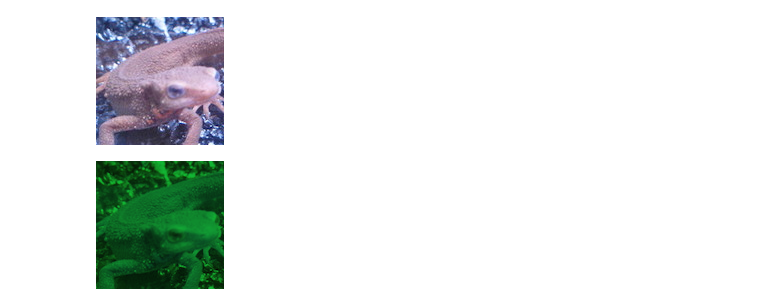
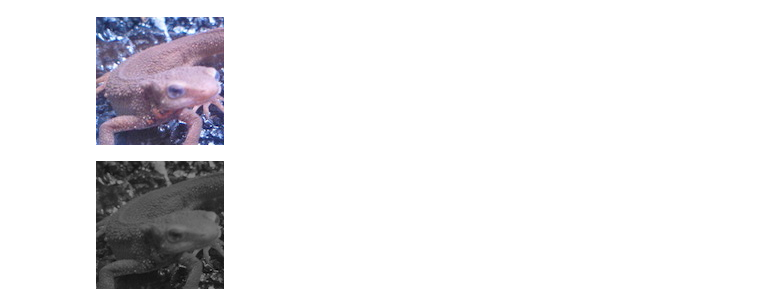
Before and after one commit to mnabu55/Gasyori100knock, a Jupyter notebook: gasyori100knock_002_grayscale.ipynb, the cells around one changed output. Drawn from its saved outputs; the diff is of its cells as text; code cells hidden in the pictures.

```diff
--- a/gasyori100knock_002_grayscale.ipynb
+++ b/gasyori100knock_002_grayscale.ipynb
@@ -20,14 +23,14 @@ from google.colab.patches import cv2_imshow
 import cv2
 img = cv2.imread("imori.jpg")
 # %%
-def grayscale(out):
+def bgr2grayscale(out):
+    b = img[:, :, 0].copy()
+    g = img[:, :, 1].copy()
     r = img[:, :, 2].copy()
-    g = img[:, :, 1].copy()
-    b = img[:, :, 0].copy()
 
-    out[:, :, 0] = 0.2126 * r
-    out[:, :, 1] = 0.7152 * g
-    out[:, :, 2] = 0.0722 * b
+    # grayscale
+    # Y = 0.2126 R + 0.7152 G + 0.0722 B
+    out = 0.2126 * r + 0.7152 * g + 0.0722 * b
     out = out.astype(np.uint8)
     return out
 # %%
@@ -36,13 +39,13 @@ cv2_imshow(img)
 # %% [output]
 [figure]
 # %%
-img = grayscale(img)
+img = bgr2grayscale(img)
 
 # ファイルに出力して保存する
 cv2.imwrite("out.jpg", img)
 cv2_imshow(img)
 # %% [output]
-[figure, old version]
+[figure, new version]
 # %%
 !ls
 # %% [output]
```
Also changed, not shown: parts of 2 cells of this notebook.
